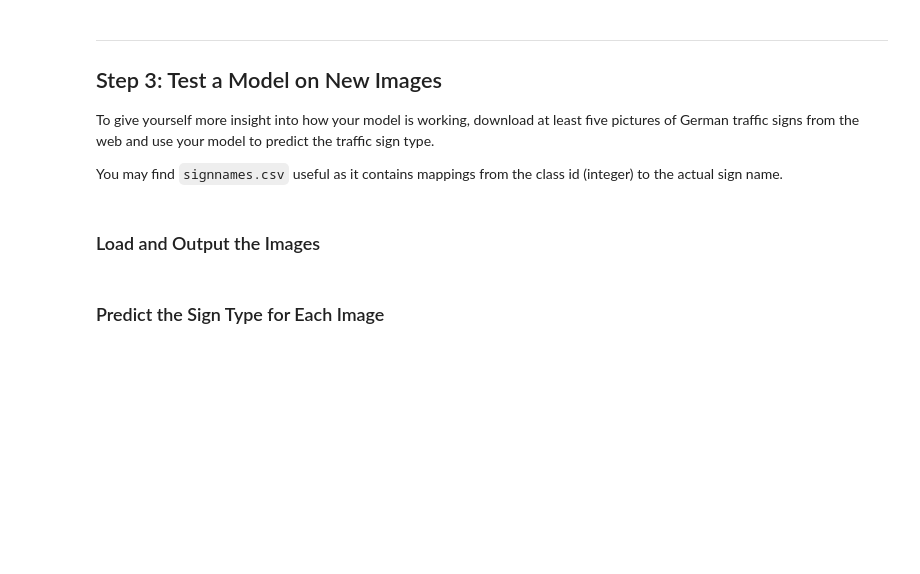
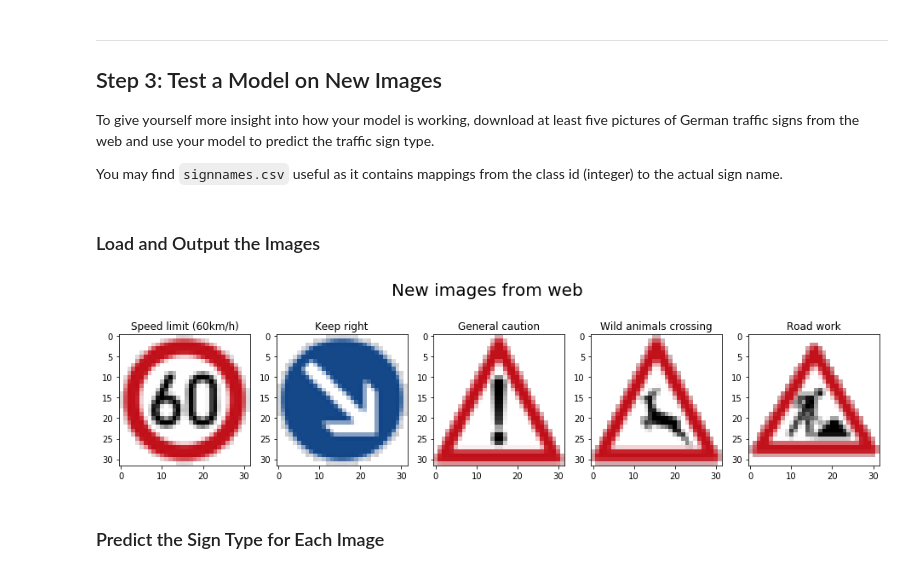
Before and after one commit to etendue/CarND-Traffic-Sign-Classifier-Project, a Jupyter notebook: Traffic_Sign_Classifier.ipynb, the cells around one changed output. Saved outputs shown, nothing was run; the diff lists cells and outputs as text; code cells hidden in the pictures; blank space fills up the shorter version.

Commit message:
step3 test with new images

```diff
--- a/Traffic_Sign_Classifier.ipynb
+++ b/Traffic_Sign_Classifier.ipynb
@@ -178,24 +178,26 @@ def LeNet(x,keep_prob):
 
     # SOLUTION: Activation.
     conv1 = tf.nn.relu(conv1)
+    conv1 = tf.identify(conv1, name="conv1_activation")
 
     # SOLUTION: Pooling. Input = 28x28x108. Output = 14x14x108.
-    conv1 = tf.nn.max_pool(conv1, ksize=[1, 2, 2, 1], strides=[1, 2, 2, 1], padding='VALID')
+    conv1_pooling = tf.nn.max_pool(conv1, ksize=[1, 2, 2, 1], strides=[1, 2, 2, 1], padding='VALID')
 
     # SOLUTION: Layer 2: Convolutional. Output = 10x10x108.
     conv2_W = tf.Variable(tf.truncated_normal(shape=(5, 5, 108, 108), mean = mu, stddev = sigma))
     conv2_b = tf.Variable(tf.zeros(108))
-    conv2   = tf.nn.conv2d(conv1, conv2_W, strides=[1, 1, 1, 1], padding='VALID') + conv2_b
+    conv2   = tf.nn.conv2d(conv1_pooling, conv2_W, strides=[1, 1, 1, 1], padding='VALID') + conv2_b
 
     # SOLUTION: Activation.
     conv2 = tf.nn.relu(conv2)
+    conv2 = tf.identify(conv2,name="conv2_activation")
 
     # SOLUTION: Pooling. Input = 10x10x108. Output = 5x5x108.
-    conv2 = tf.nn.max_pool(conv2, ksize=[1, 2, 2, 1], strides=[1, 2, 2, 1], padding='VALID')
+    conv2_pooling = tf.nn.max_pool(conv2, ksize=[1, 2, 2, 1], strides=[1, 2, 2, 1], padding='VALID')
 
-    conv1_branch = tf.nn.max_pool(conv1,ksize=[1,2,2,1], strides=[1,3,3,1],padding='VALID')
+    conv1_branch = tf.nn.max_pool(conv1_pooling,ksize=[1,2,2,1], strides=[1,3,3,1],padding='VALID')
     # SOLUTION: Flatten. Input = 5x5x108. Output = 2700.
-    combined_conv = tf.concat([conv2,conv1_branch],3)
+    combined_conv = tf.concat(3,[conv2_pooling,conv1_branch])
     fc0   = tf.contrib.layers.flatten(combined_conv)
 
     # SOLUTION: Layer 3: Fully Connected. Input = 5400. Output = 120.
@@ -336,3 +335,32 @@ You may find `signnames.csv` useful as it contains mappings from the class id (i
+# %%
+### New traffic signs from wiki https://en.wikipedia.org/wiki/Road_signs_in_Germany
+import os
+import numpy as np
+import matplotlib.image as mpimg
+import matplotlib.pyplot as plt
+fig3 = plt.figure(figsize =(16,4))
+fig3.suptitle("New images from web",fontsize=20)
+
+filenames = os.listdir("./new_traffic_signs")
+count = len(filenames)
+new_test_X = np.zeros([count,32,32,3],dtype=np.float)
+new_test_y = np.zeros([count],dtype=np.integer)
+
+for i,filename in enumerate(filenames):
+    image = mpimg.imread("./new_traffic_signs/"+filename)
+    alpha = image[:,:,3]
+    image[:,:,0][alpha < 0.5] = 1.0
+    image[:,:,1][alpha < 0.5] = 1.0
+    image[:,:,2][alpha < 0.5] = 1.0
+    new_test_X[i] = image[:,:,0:3]
+    new_test_y[i] = int(os.path.splitext(filename)[0])
+    ax = fig3.add_subplot(1,count,i+1)
+    ax.set_title(signnames[new_test_y[i]])
+    plt.imshow(new_test_X[i])
+
+plt.show()
+# %% [output]
+[figure, added]
 # %% [markdown]
 ### Predict the Sign Type for Each Image
 # %%
```
Also changed, not shown: parts of 10 cells of this notebook, 5 other files.
